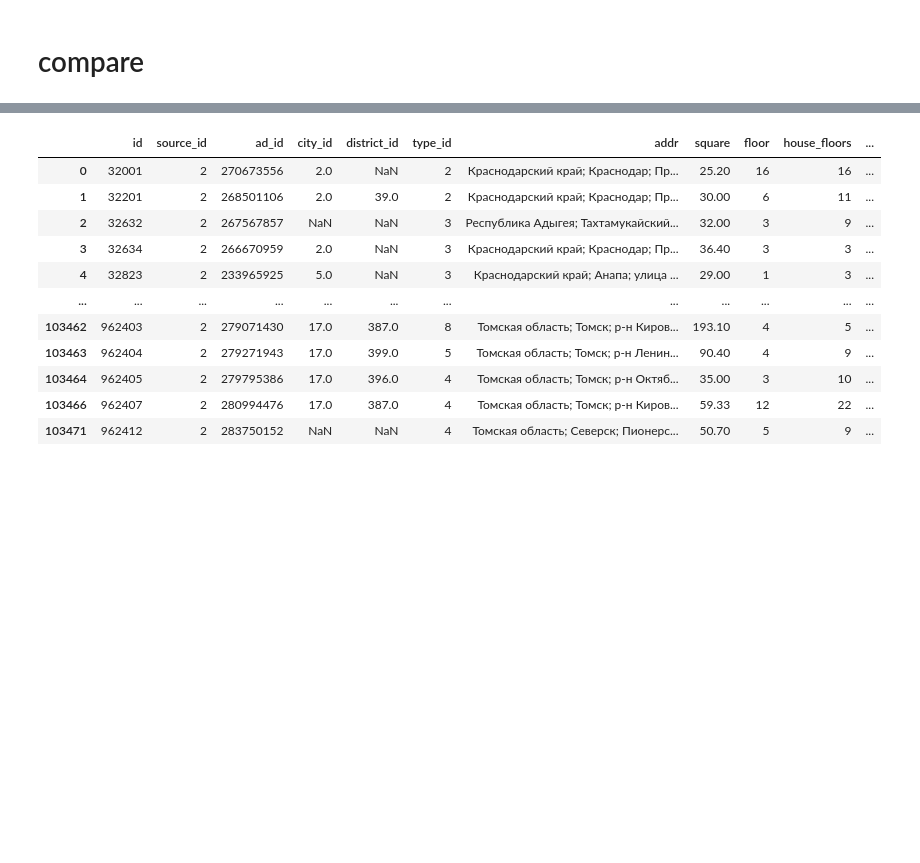
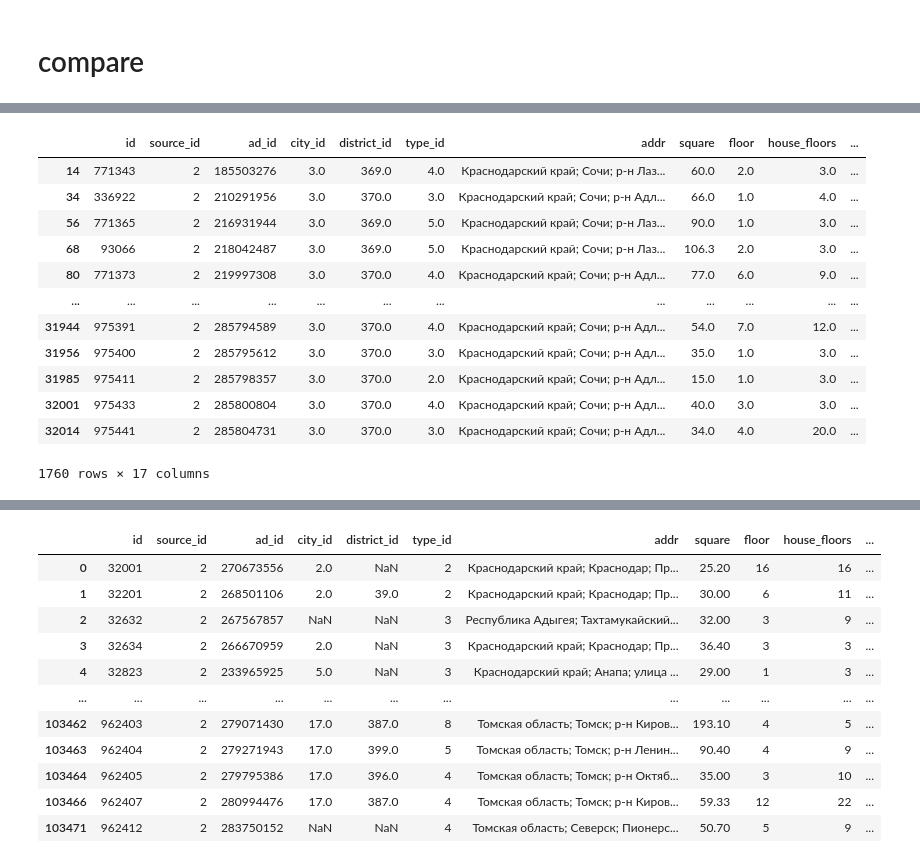
Before and after one commit to Nedvizhka/yadisk_loader, a Jupyter notebook: dev_check_jupyter/parse_avito_to_realty_prices.ipynb, the cells around one changed output, grey strips where cells are left out. Saved outputs shown, nothing was run; the diff lists cells and outputs as text; code cells hidden in the pictures; blank space fills up the shorter version.

```diff
--- a/dev_check_jupyter/parse_avito_to_realty_prices.ipynb
+++ b/dev_check_jupyter/parse_avito_to_realty_prices.ipynb
@@ -1469,0 +1604,16 @@ api_version
+# %%
+csv_version[(csv_version.district_id  != api_version.district_id ) & (~csv_version.district_id.isna())]
+# %% [output]
+|  | id | source_id | ad_id | city_id | district_id | type_id | addr | square | floor | house_floors | ... |
+| 14 | 771343 | 2 | 185503276 | 3.0 | 369.0 | 4.0 | Краснодарский край; Сочи; р-н Лаз... | 60.0 | 2.0 | 3.0 | ... |
+| 34 | 336922 | 2 | 210291956 | 3.0 | 370.0 | 3.0 | Краснодарский край; Сочи; р-н Адл... | 66.0 | 1.0 | 4.0 | ... |
+| 56 | 771365 | 2 | 216931944 | 3.0 | 369.0 | 5.0 | Краснодарский край; Сочи; р-н Лаз... | 90.0 | 1.0 | 3.0 | ... |
+| 68 | 93066 | 2 | 218042487 | 3.0 | 369.0 | 5.0 | Краснодарский край; Сочи; р-н Лаз... | 106.3 | 2.0 | 3.0 | ... |
+| 80 | 771373 | 2 | 219997308 | 3.0 | 370.0 | 4.0 | Краснодарский край; Сочи; р-н Адл... | 77.0 | 6.0 | 9.0 | ... |
+| ... | ... | ... | ... | ... | ... | ... | ... | ... | ... | ... | ... |
+| 31944 | 975391 | 2 | 285794589 | 3.0 | 370.0 | 4.0 | Краснодарский край; Сочи; р-н Адл... | 54.0 | 7.0 | 12.0 | ... |
+| 31956 | 975400 | 2 | 285795612 | 3.0 | 370.0 | 3.0 | Краснодарский край; Сочи; р-н Адл... | 35.0 | 1.0 | 3.0 | ... |
+| 31985 | 975411 | 2 | 285798357 | 3.0 | 370.0 | 2.0 | Краснодарский край; Сочи; р-н Адл... | 15.0 | 1.0 | 3.0 | ... |
+| 32001 | 975433 | 2 | 285800804 | 3.0 | 370.0 | 4.0 | Краснодарский край; Сочи; р-н Адл... | 40.0 | 3.0 | 3.0 | ... |
+| 32014 | 975441 | 2 | 285804731 | 3.0 | 370.0 | 3.0 | Краснодарский край; Сочи; р-н Адл... | 34.0 | 4.0 | 20.0 | ... |
+1760 rows × 17 columns
```
Also changed, not shown: parts of 38 cells of this notebook, 3 other files.
